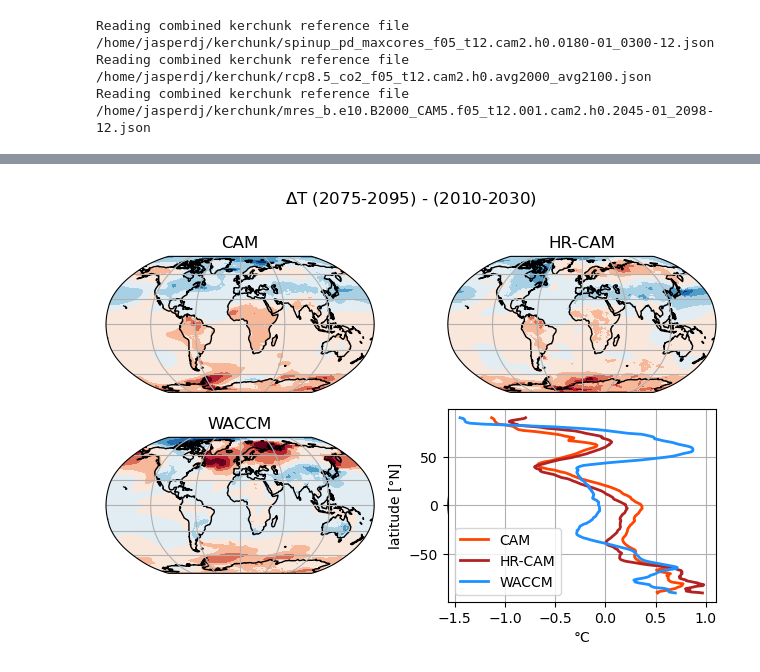
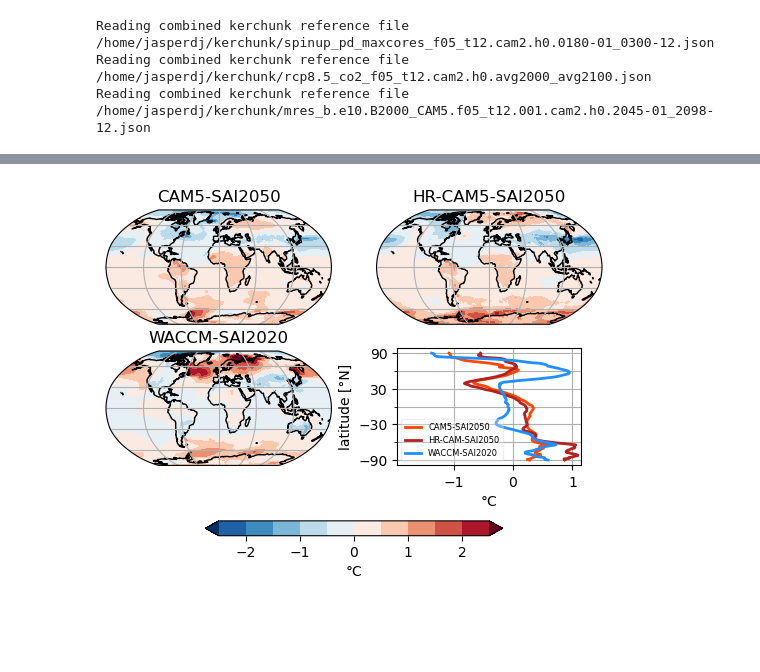
Before and after one commit to JdeJong96/CESM-CAM_SAI, a Jupyter notebook: results/CESM1.0.4results.ipynb, the cells around one changed output, grey strips where cells are left out. Drawn from its saved outputs; the diff is of its cells as text; code cells hidden in the pictures; blank space fills up the shorter version.

```diff
--- a/results/CESM1.0.4results.ipynb
+++ b/results/CESM1.0.4results.ipynb
@@ -107,6 +109,9 @@ lresWACCM = {
 
 # preprocess control data
 lresWACCM['control'] = lresWACCM['control'].isel(time=slice(0,-7))
+for exp,data in lresWACCM.items():
+    data = data.rename_dims({'bnds':'nbnd'})
+    lresWACCM[exp] = data.assign_coords({'time':('time',data.time_bnds.mean('nbnd').data, data.time.attrs)})
 # %%
 # Read in low resolution (1 deg) CAM data
 lresCAM = {
@@ -121,6 +126,7 @@ lresCAM = {
 # preprocess spinup data
 newtime = [cftime.DatetimeNoLeap(t.year+1800, t.month, t.day) for t in lresCAM['spinup'].time.data]
 lresCAM['spinup'] = lresCAM['spinup'].assign_coords({'time':('time',newtime,lresCAM['spinup'].time.attrs)})
+lresCAM = {k:v.assign_coords(time=('time',(v.time-timedelta(days=15)).data,v.time.attrs)) for k,v in lresCAM.items()}
 # %% [output]
 Reading combined kerchunk reference file /home/jasperdj/kerchunk/spinup_pd_maxcores_f09_g16.cam2.h0.0001-01_0300-12.json
 Reading combined kerchunk reference file /home/jasperdj/kerchunk/lres_b.e10.B2000_CAM5.f09_g16.feedforward.001.cam2.h0.2000-01_2076-12.json
@@ -139,6 +145,7 @@ mresCAM = {
 # preprocess spinup data
 newtime = [cftime.DatetimeNoLeap(t.year+1800, t.month, t.day) for t in mresCAM['spinup'].time.data]
 mresCAM['spinup'] = mresCAM['spinup'].assign_coords({'time':('time',newtime,mresCAM['spinup'].time.attrs)})
+mresCAM = {k:v.assign_coords(time=('time',(v.time-timedelta(days=15)).data,v.time.attrs)) for k,v in mresCAM.items()}
 # %% [output]
 Reading combined kerchunk reference file /home/jasperdj/kerchunk/spinup_pd_maxcores_f05_t12.cam2.h0.0180-01_0300-12.json
 Reading combined kerchunk reference file /home/jasperdj/kerchunk/rcp8.5_co2_f05_t12.cam2.h0.avg2000_avg2100.json
@@ -287,39 +377,43 @@ Wall time: 6.51 s
 # %%
-cfkwargs = {'transform':ccrs.PlateCarree(), 'levels':np.linspace(-2,2,9), 'extend':'both', 'add_colorbar':False}
+cfkwargs = {'transform':ccrs.PlateCarree(), 'levels':np.linspace(-2.5,2.5,11), 'extend':'both', 'add_colorbar':False}
 cols = ['orangered','firebrick','dodgerblue']
-fig, axs = plt.subplots(3,2, height_ratios=[1,1,.05], subplot_kw={'projection':ccrs.Robinson()})
+#fig, axs = plt.subplots(3,2, figsize=(8,5), height_ratios=[1,1,.5], subplot_kw={'projection':ccrs.Robinson()})
+fig = plt.figure()
+# map plots
+ax1 = fig.add_subplot(221, projection=ccrs.Robinson())
+p1 = da1.plot.contourf(ax=ax1, **cfkwargs)
 
-# map plots
-p1 = da1.plot.contourf(ax=axs[0,0], **cfkwargs)
-p2 = da2.plot.contourf(ax=axs[0,1], **cfkwargs)
-p3 = da3.plot.contourf(ax=axs[1,0], **cfkwargs)
+ax2 = fig.add_subplot(222, projection=ccrs.Robinson())
+p2 = da2.plot.contourf(ax=ax2, **cfkwargs)
 
-# create subplot with other projection
-pos_l = axs[1,0].get_positions()
-pos_u = axs[0,1].get_positions()
-print(pos_l, pos_u)
-axs[1,1] = fig.add_subplot(2,2,4)
+ax3 = fig.add_subplot(223, projection=ccrs.Robinson())
+p3 = da3.plot.contourf(ax=ax3, **cfkwargs)
 
 # zonal mean plots
+ax4 = fig.add_subplot(224, aspect=0.01)
 for i,(k,v) in enumerate(da4.items()):
-    v.plot(ax=axs[1,1], y='lat', label=k, c=cols[i], lw=2)
+    v.plot(ax=ax4, y='lat', label=k, c=cols[i], lw=2)
 
-axs[0,0].set_title('CAM5-SAI2050')
-axs[0,1].set_title('HR-CAM5-SAI2050')
-axs[1,0].set_title('WACCM-SAI2020')
-axs[1,1].set_xlabel('°C')
-axs[1,1].set_ylabel('latitude [°N]')
-axs[1,1].grid()
-axs[1,1].legend(prop={'size':7})
+ax1.set_title('CAM5-SAI2050')
+ax2.set_title('HR-CAM5-SAI2050')
+ax3.set_title('WACCM-SAI2020')
+ax4.set_yticks(range(-90,91,60), minor=False)
+ax4.set_yticks(range(-90,91,30), minor=True)
+ax4.set_xlim([-1.95,1.15])
+ax4.set_xlabel('°C')
+ax4.set_ylabel('latitude [°N]')
+ax4.grid(which='both')
+ax4.legend(prop={'size':6}, framealpha=0.3)
 
-for ax in axs.flatten()[:3]:
+for ax in (ax1,ax2,ax3):
     ax.gridlines()
     ax.coastlines()
 
-cb = fig.colorbar(p3, ax=axs[2,:], shrink=1)
+cb = fig.colorbar(p3, ax=[ax1,ax2,ax3,ax4], orientation='horizontal', shrink=0.6)
+cb.ax.set_xlabel('°C')
+cb.ax.set_xticks(range(-2,3,1))
+cb.ax.set_xticks([], minor=True)
 
-fig.suptitle(rf"$\Delta$T$_{2m}$")
-fig.tight_layout()
 fig.savefig('figures/cesm1.TREFHT.SAI-REF.pdf', bbox_inches='tight')
 # %% [output]
-[figure, old version]
+[figure, new version]
```
Also changed, not shown: parts of 15 cells of this notebook, 16 other files.
